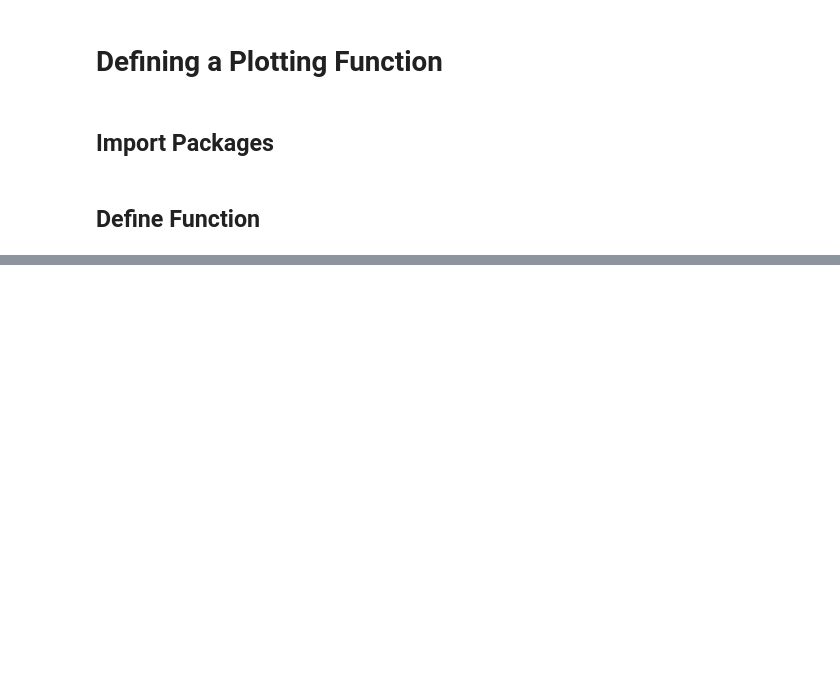
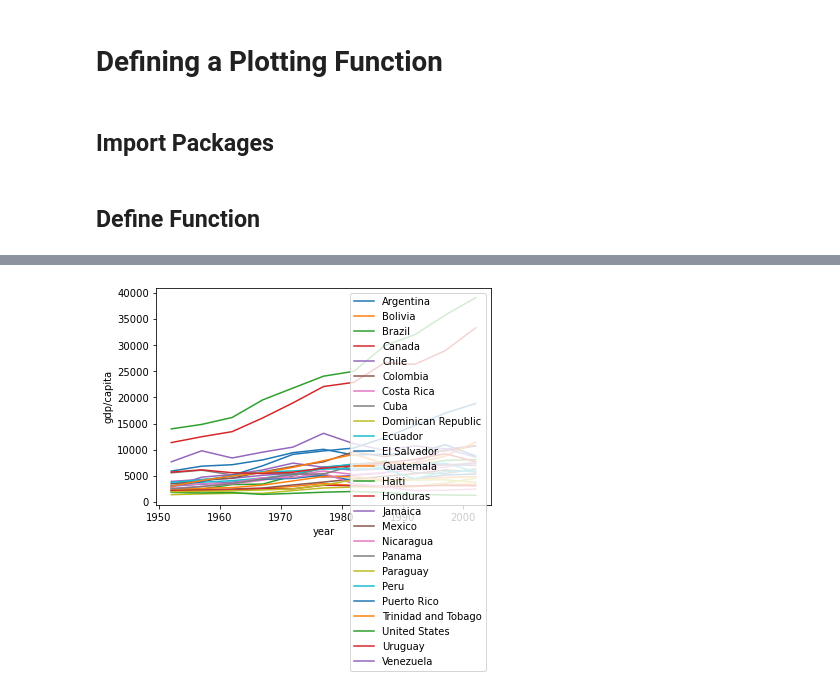
Before and after one commit to UMD-ENMA165-2025-Spring/readdata, a Jupyter notebook: plotfilefunction.ipynb, the cells around one changed output, grey strips where cells are left out. Cells and saved outputs as stored; diff of their text form; code cells hidden in the pictures; blank space fills up the shorter version.

Commit message:
Fix America Exceptionalism In Code

```diff
--- a/plotfilefunction.ipynb
+++ b/plotfilefunction.ipynb
@@ -56,6 +56,3 @@ plotregion("data/gapminder_gdp_africa.csv")
 import glob
 # %%
 alldata = glob.glob("data/gapminder_gdp_*")
-# %%
-for data in alldata:
-    plotregion(data)
@@ -84,0 +61,43 @@ ipdb>  u
+# %%
+def plotregion(region_path):
+    """graph of gdp per capita vs year
+    - region_path: path to data in csv file
+    - no return value
+    """
+    start_col = 1
+    if (region_path == "data/gapminder_gdp_americas.csv"):
+        start_col = 2
+    variable0 = np.loadtxt(skiprows=1,
+                              fname=region_path,
+                              usecols=range(start_col,13),
+                              delimiter=",")
+    f = open(region_path,"r")
+    s = f.readline()
+    f.close()
+    row = s.strip("\n")
+
+    values = row.split(",")
+
+    years = []
+    for gdp in values[start_col:13]:
+        gdp = gdp.strip("gdpPercap_")
+        years.append(int(gdp))
+
+    f = open(region_path,"r")
+    s = f.read()
+    f.close()
+    countries = []
+    for row in s.strip().split("\n"):
+        values = row.split(",")
+        countries.append(values[start_col-1])
+    countries = countries[1:]
+
+    for line in zip(countries,variable0):
+        plt.plot(years,line[1], label=line[0])
+    plt.legend()
+    plt.ylabel("gdp/capita")
+    plt.xlabel("year")
+# %%
+plotregion("data/gapminder_gdp_americas.csv")
+# %% [output]
+[figure, added]
```
Also changed, not shown: parts of 4 cells of this notebook.
